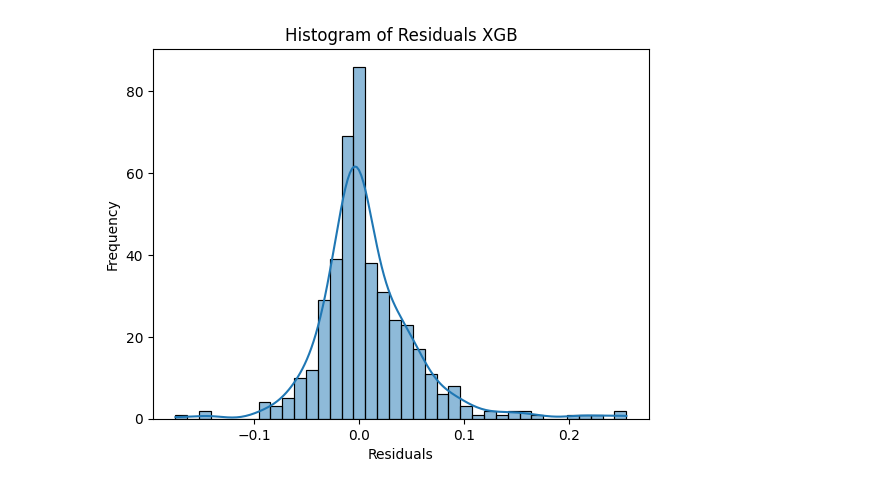
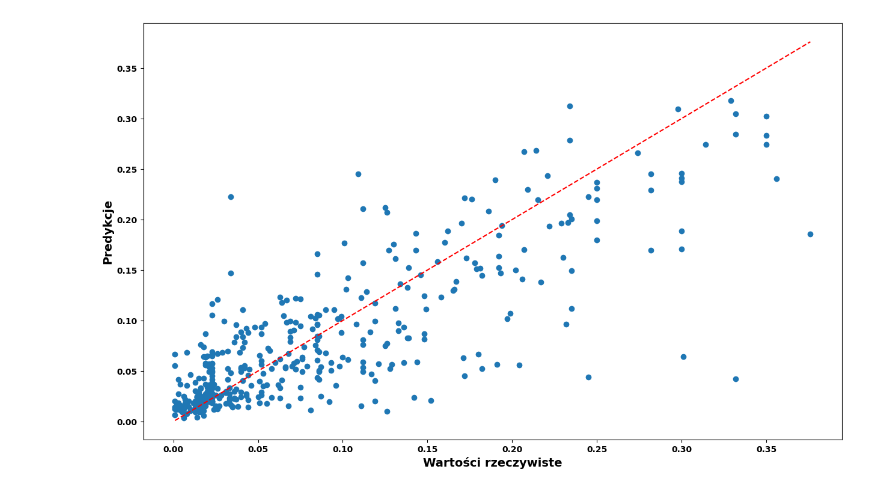
Before and after one commit to andrzej-zernaczuk/bachelor_degree, a Jupyter notebook: XGBoost.ipynb, the cells around one changed output. Saved outputs shown, nothing was run; the diff lists cells and outputs as text; code cells hidden in the pictures.

```diff
--- a/XGBoost.ipynb
+++ b/XGBoost.ipynb
@@ -97,9 +81,14 @@ plt.show()
-# %%
-residuals = y_test_series - y_pred
-sns.histplot(residuals, kde=True)
-plt.xlabel('Residuals')
-plt.ylabel('Frequency')
-plt.title('Histogram of Residuals XGB')
-plt.show()
-# %% [output]
-[figure, removed]
+# %%
+fig, ax = plt.subplots(figsize=(15,9))
+plt.scatter(y_test, y_pred)
+plt.xlabel('Wartości rzeczywiste', weight='bold', fontsize=14)
+plt.ylabel('Predykcje', weight='bold', fontsize=14)
+plt.plot([min(y_test_series), max(y_test_series)], [min(y_test_series), max(y_test_series)], color='red', linestyle='--')
+# Bold the tick labels on both axes
+for label in ax.get_xticklabels():
+    label.set_fontweight('bold')
+for label in ax.get_yticklabels():
+    label.set_fontweight('bold')
+plt.show()
+# %% [output]
+[figure, added]
```
Also changed, not shown: parts of 28 cells of this notebook, 26 other files.
